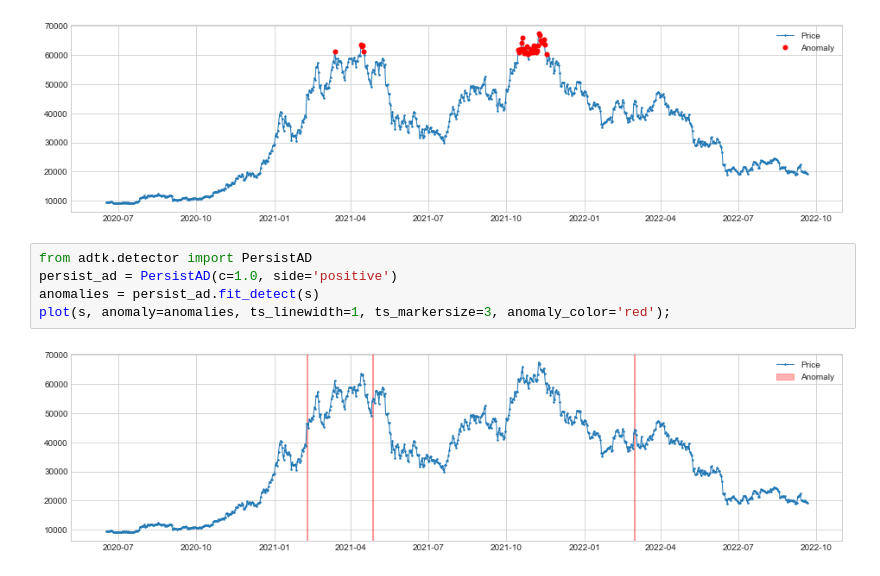
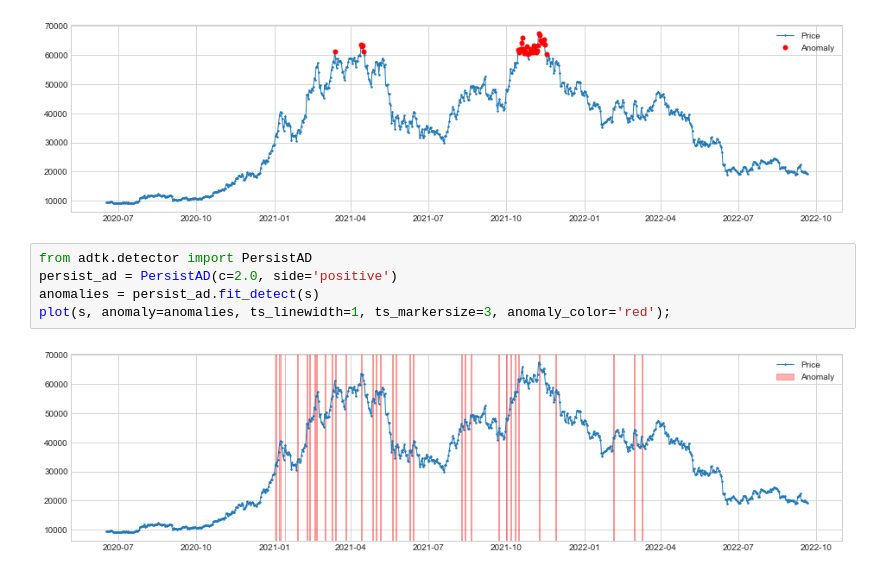
Before and after one commit to hoangks5/Abnomaly-Dectecion, a Jupyter notebook: adtk_docs.ipynb, the cells around one changed output. Cells and saved outputs as stored; diff of their text form.

```diff
--- a/adtk_docs.ipynb
+++ b/adtk_docs.ipynb
@@ -31,8 +31,8 @@ plot(s, anomaly=anomalies, ts_linewidth=1, ts_markersize=3, anomaly_markersize=5
 [figure]
 # %%
 from adtk.detector import PersistAD
-persist_ad = PersistAD(c=1.0, side='positive')
+persist_ad = PersistAD(c=2.0, side='positive')
 anomalies = persist_ad.fit_detect(s)
 plot(s, anomaly=anomalies, ts_linewidth=1, ts_markersize=3, anomaly_color='red');
 # %% [output]
-[figure, old version]
+[figure, new version]
```
